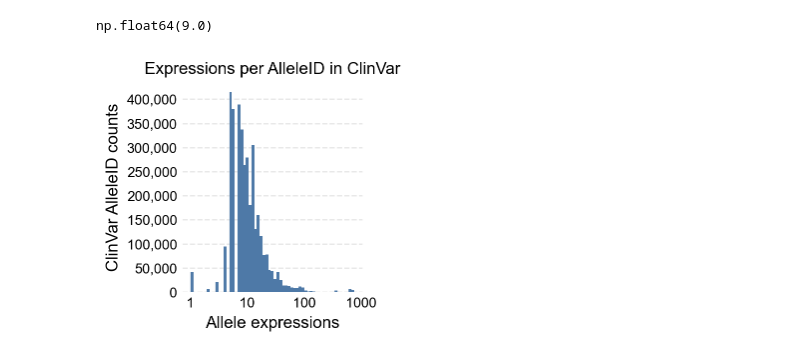
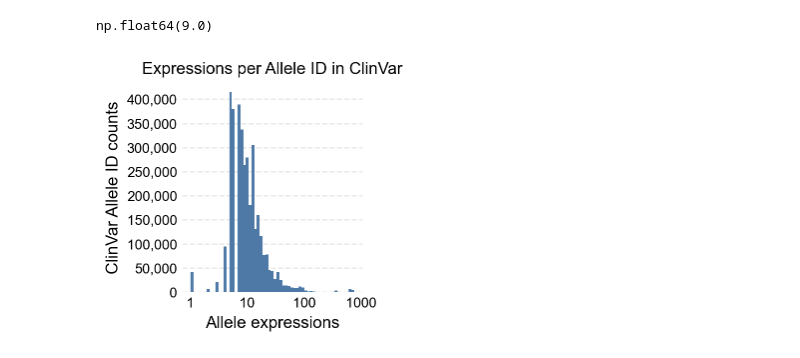
Before and after one commit to ga4gh/2025-catvar-call-to-action, a Jupyter notebook: analyses/clinvar/expressions-per-allele.ipynb, the cells around one changed output. Saved outputs shown, nothing was run; the diff lists cells and outputs as text; code cells hidden in the pictures.

Commit message:
Replaced "AlleleID" with "Allele ID" in fig 2b

```diff
--- a/analyses/clinvar/expressions-per-allele.ipynb
+++ b/analyses/clinvar/expressions-per-allele.ipynb
@@ -272,33 +272,33 @@ save_figures = True
 
 x = data.to_numpy()
 xmin = max(1, x.min())
 xmax = x.max()
 bins = np.logspace(np.log10(xmin), np.log10(xmax), 60)
 
 fig, ax = plt.subplots(figsize=(3, 3))
 ax.hist(x, bins=bins, zorder=2, color=tableau10['blue'])
 
 ax.set_xscale('log')
 ax.set_xlabel(f'Allele expressions', fontsize=12)
-ax.set_ylabel(f'ClinVar {groupby_column} counts', fontsize=12)
-ax.set_title(f"Expressions per {groupby_column} in ClinVar", fontsize=12)
+ax.set_ylabel(f'ClinVar Allele ID counts', fontsize=12)
+ax.set_title(f"Expressions per Allele ID in ClinVar", fontsize=12)
 ax.tick_params(axis='both', which='both', length=0)
 
 ax.xaxis.set_major_formatter(ticker.FuncFormatter(lambda x, _: f'{int(x):d}'))
 ax.yaxis.set_major_formatter(ticker.StrMethodFormatter('{x:,.0f}'))
 ax.yaxis.set_major_locator(ticker.MaxNLocator(integer=True))
 
 ax.set_axisbelow(True)
 ax.grid(True, which='both', axis='y', alpha=0.3, linestyle='--', linewidth=1)
 
 remove_spines(ax)
 plt.tight_layout()
 
 if save_figures:
     for suffix in ['png', 'svg']:
         outname = f'{filename}.{suffix}'
         plt.savefig(outname, format=suffix, bbox_inches='tight', dpi=300)
 
 plt.show()
 # %% [output]
-[figure, old version]
+[figure, new version]
```
Also changed, not shown: 5 other files.
